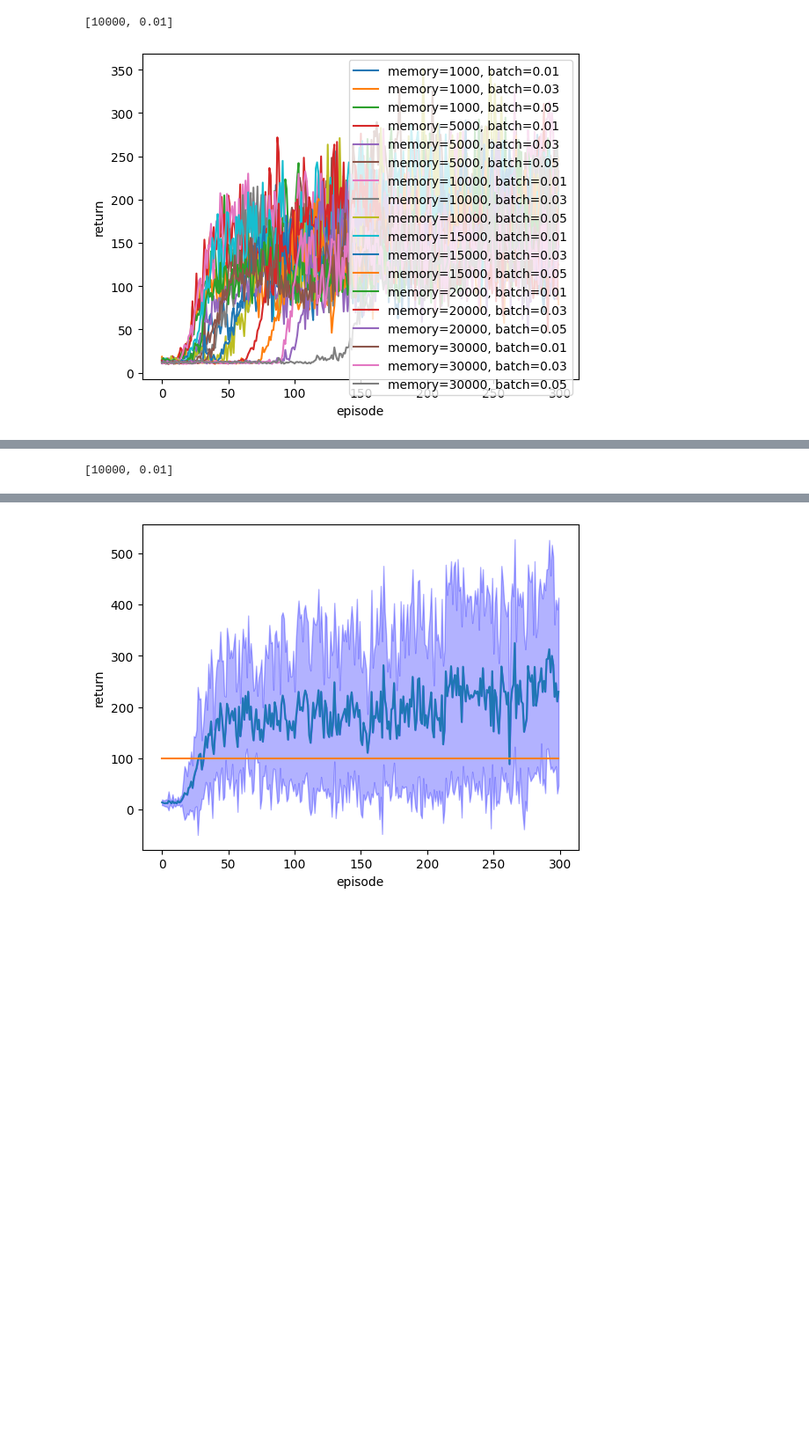
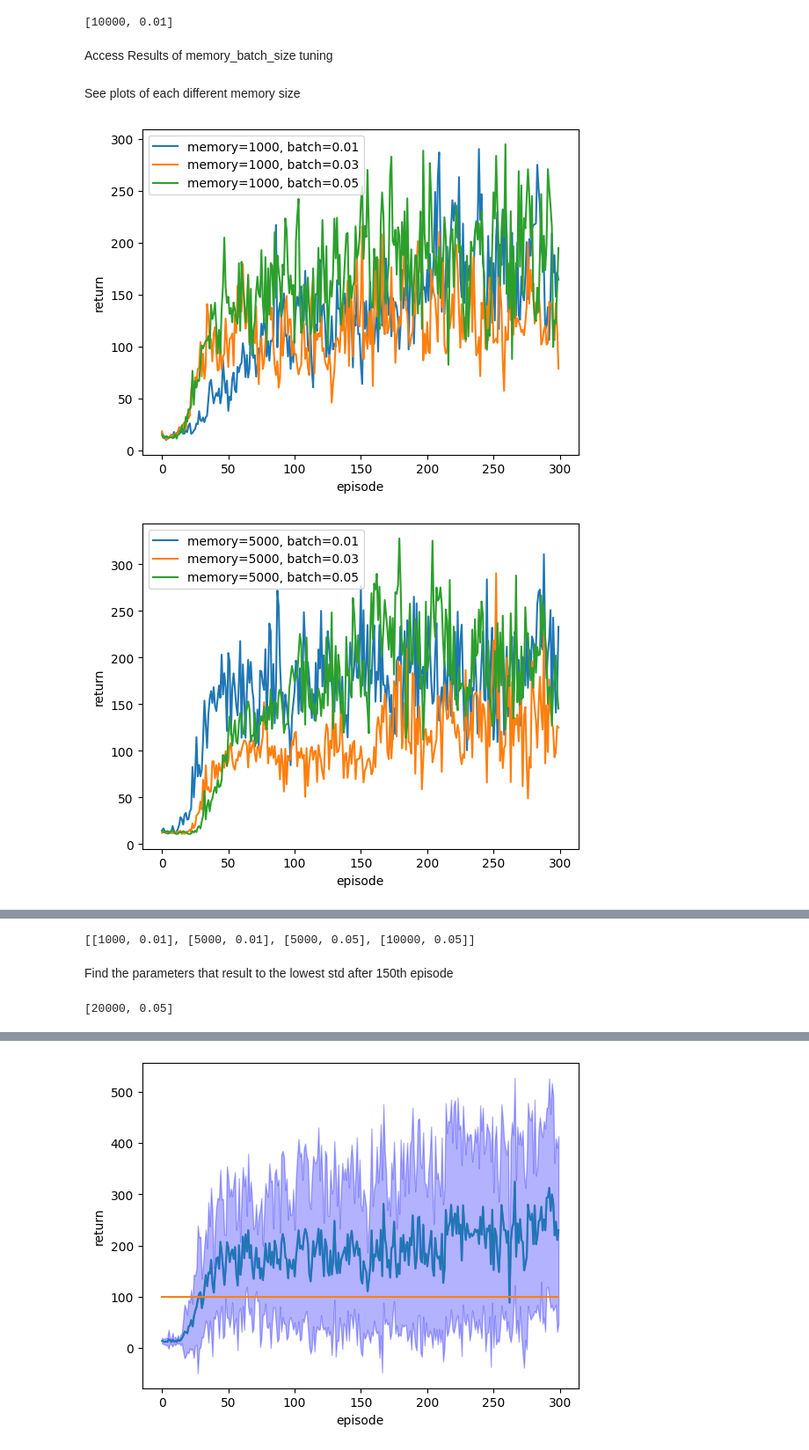
Before and after one commit to mitsides06/DQN-Hyperparameter-Tuning, a Jupyter notebook: coursework2.ipynb, the cells around one changed output, grey strips where cells are left out. Shown at 88% size. Cells and saved outputs as stored; diff of their text form; code cells hidden in the pictures; blank space fills up the shorter version.

```diff
--- a/coursework2.ipynb
+++ b/coursework2.ipynb
@@ -34,15 +34,16 @@ def test_model(episodes_num, runs_num, architecture, learning_rate, memory_size,
         episode_durations = []
 
         for i_episode in range(episodes_num):
+            if i_episode >= 10:
+                epsilon = 0.1
+            else:
+                epsilon -= 0.09
             if (i_episode+1) % 50 == 0:
                 print("episode ", i_episode+1, "/", episodes_num)
 
             observation, info = env.reset()
             state = torch.tensor(observation).float()
 
-            #if run > 4 :
-            #    epsilon *= 0.999
-            #epsilon = ((11 - (2 * run) - 1) / 10)
 
             done = False
             terminated = False
@@ -127,6 +130,7 @@ legends = []
 max_val = -float("inf")
 best_architecture_results = None
 best_architecture = None
+consitently_above_100 = []
 for idx, architecture in enumerate(architecture_results):
     results = torch.tensor(architecture)
     means = results.float().mean(0)
@@ -134,6 +138,8 @@ for idx, architecture in enumerate(architecture_results):
         best_architecture_results = architecture
         max_val = torch.mean(means[200:])
         best_architecture = architectures[idx]
+    if (means[200:] > 95).all():
+        consitently_above_100.append(architectures[idx])
     legend = f"architecture={architectures[idx]}"
     legends.append(legend)
     plt.plot(torch.arange(300), means)
@@ -142,6 +148,6 @@ plt.legend(legends)
 plt.ylabel("return")
 plt.xlabel("episode")
 plt.show()
-best_architecture
+consitently_above_100
 # %% [output]
 [figure]
@@ -229,6 +235,8 @@ best_memory_batch_size
 # %% [output]
 [figure]
 [10000, 0.01]
+# %% [markdown]
+Access Results of memory_batch_size tuning
 # %%
 import pickle
 
@@ -240,28 +248,39 @@ with open(file_name, "rb") as file:
 memory_batch_size_results = loaded_variables["memory_batch_size_results"]
 memory_sizes = [1000, 5000, 10000, 15000, 20000, 30000]
 batch_sizes = [[0.01, 0.03, 0.05]] * len(memory_sizes)
+# %% [markdown]
+See plots of each different memory size
 # %%
 legends = []
 max_val = -float("inf")
 best_memory_batch_size_results = None
 best_memory_batch_size = None
 best_memory_batch_size_results = None
+consitently_above_100 = []
 for idx, experiment in enumerate(memory_batch_size_results):
     results = torch.tensor(experiment)
     means = results.float().mean(0)
     if torch.mean(means[200:]) > max_val:
         best_memory_batch_size_results = experiment
         max_val = torch.mean(means[200:])
         best_memory_batch_size_results = experiment
         best_memory_batch_size = [memory_sizes[idx // 3], batch_sizes[idx // 3][idx % 3]]
+    if (means[200:] > 100).all():
+        consitently_above_100.append([memory_sizes[idx // 3], batch_sizes[idx // 3][idx % 3]])
     legend = f"memory={memory_sizes[idx // 3]}, batch={batch_sizes[idx // 3][idx % 3]}"
     legends.append(legend)
     plt.plot(torch.arange(300), means)
 
-plt.legend(legends)
-plt.ylabel("return")
-plt.xlabel("episode")
-plt.show()
+    if (idx+1) % 3 == 0:
+        plt.legend(legends)
+        plt.ylabel("return")
+        plt.xlabel("episode")
+        plt.show()
+        legends = []
+
+
 best_memory_batch_size
+consitently_above_100
 # %% [output]
-[figure, old version]
+[figure, new version]
+[figure, added]
@@ -268 +291,22 @@ best_memory_batch_size
-[10000, 0.01]
+[[1000, 0.01], [5000, 0.01], [5000, 0.05], [10000, 0.05]]
+# %% [markdown]
+Find the parameters that result to the lowest std after 150th episode
+# %%
+legends = []
+min_val = float("inf")
+best_memory_batch_size_results = None
+best_memory_batch_size = None
+best_memory_batch_size_results = None
+consitently_above_100 = []
+for idx, experiment in enumerate(memory_batch_size_results):
+    results = torch.tensor(experiment)
+    stds = results.float().std(0)
+    if torch.mean(stds[150:300]) < min_val:
+        best_memory_batch_size_results = experiment
+        min_val = torch.mean(stds[200:])
+        best_memory_batch_size_results = experiment
+        best_memory_batch_size = [memory_sizes[idx // 3], batch_sizes[idx // 3][idx % 3]]
+
+best_memory_batch_size
+# %% [output]
+[20000, 0.05]
```
Also changed, not shown: parts of 13 cells of this notebook.
